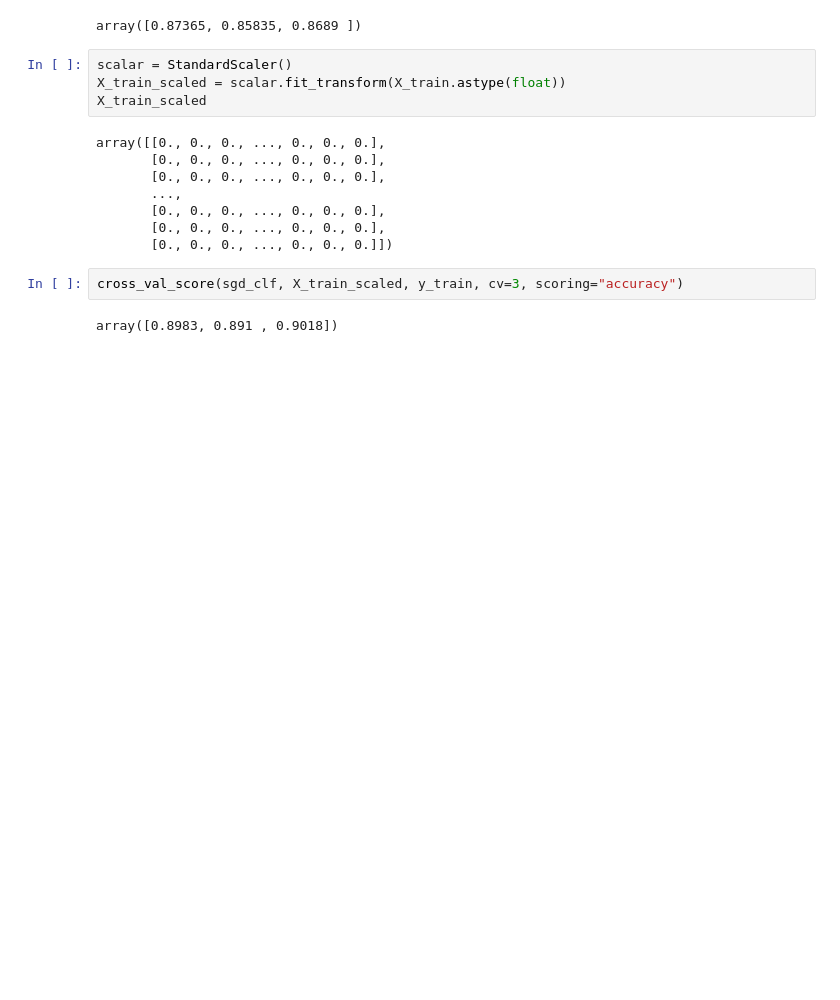
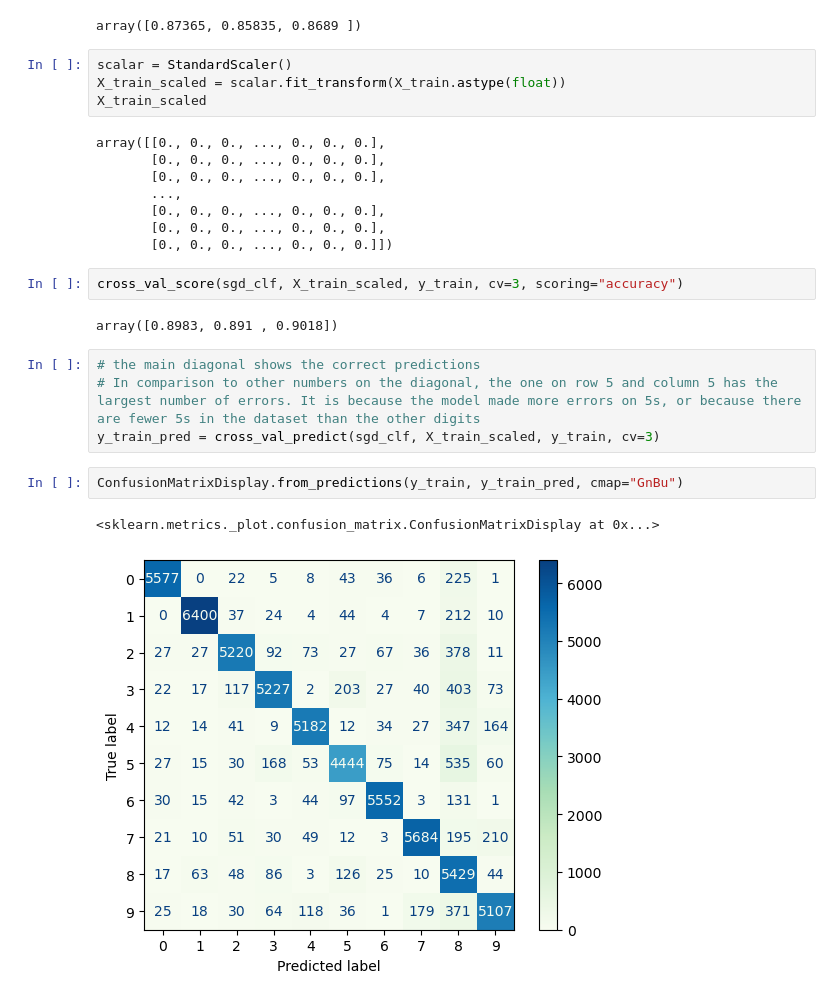
Before and after one commit to Parmida79/baldr, a Jupyter notebook: baldr/homl_chapter_3.ipynb, the cells around one changed output. Drawn from its saved outputs; the diff is of its cells as text; blank space fills up the shorter version.

Commit message:
Practiced the error analysis part

```diff
--- a/baldr/homl_chapter_3.ipynb
+++ b/baldr/homl_chapter_3.ipynb
@@ -416,3 +416,12 @@ array([[0., 0., 0., ..., 0., 0., 0.],
 cross_val_score(sgd_clf, X_train_scaled, y_train, cv=3, scoring="accuracy")
 # %% [output]
 array([0.8983, 0.891 , 0.9018])
+# %%
+# the main diagonal shows the correct predictions
+# In comparison to other numbers on the diagonal, the one on row 5 and column 5 has the largest number of errors. It is because the model made more errors on 5s, or because there are fewer 5s in the dataset than the other digits
+y_train_pred = cross_val_predict(sgd_clf, X_train_scaled, y_train, cv=3)
+# %%
+ConfusionMatrixDisplay.from_predictions(y_train, y_train_pred, cmap="GnBu")
+# %% [output]
+<sklearn.metrics._plot.confusion_matrix.ConfusionMatrixDisplay at 0x...>
+[figure, added]
```
Also changed, not shown: parts of 7 cells of this notebook.
